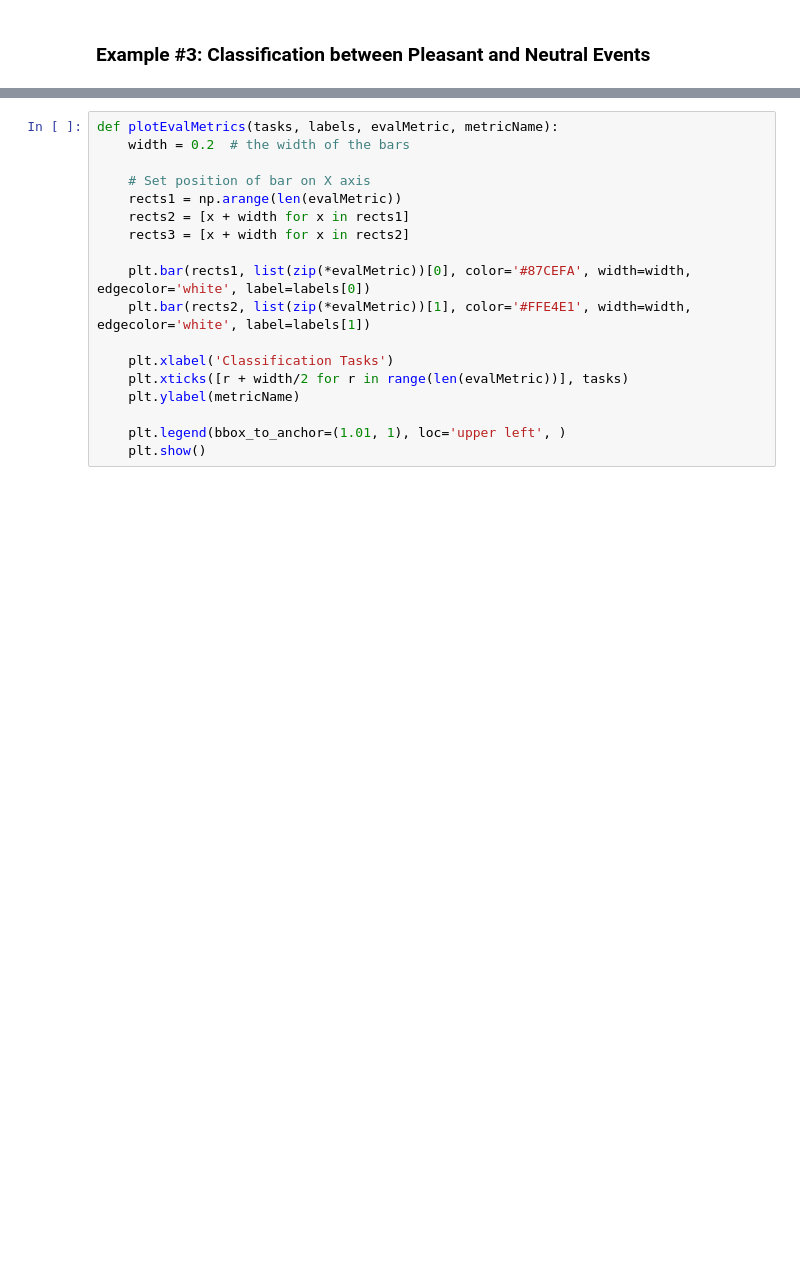
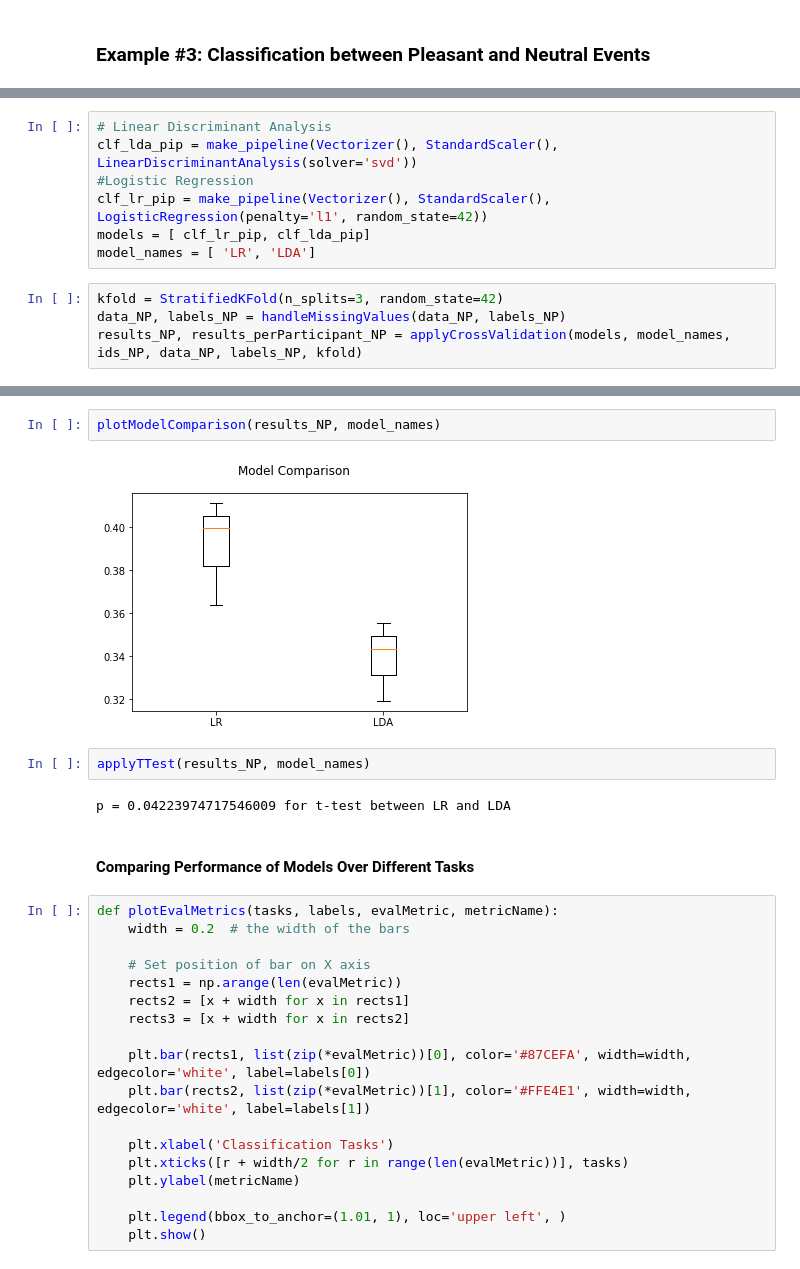
Before and after one commit to aath0/AlgorithmsNeuroscience, a Jupyter notebook: Tutorials/Applying Machine Learning Methods-2.ipynb, the cells around one changed output, grey strips where cells are left out. Cells and saved outputs as stored; diff of their text form; blank space fills up the shorter version.

```diff
--- a/Tutorials/Applying Machine Learning Methods-2.ipynb
+++ b/Tutorials/Applying Machine Learning Methods-2.ipynb
@@ -267,0 +288,11 @@ import numpy as np
+# %%
+# Linear Discriminant Analysis
+clf_lda_pip = make_pipeline(Vectorizer(), StandardScaler(), LinearDiscriminantAnalysis(solver='svd'))
+#Logistic Regression
+clf_lr_pip = make_pipeline(Vectorizer(), StandardScaler(), LogisticRegression(penalty='l1', random_state=42))
+models = [ clf_lr_pip, clf_lda_pip]
+model_names = [ 'LR', 'LDA']
+# %%
+kfold = StratifiedKFold(n_splits=3, random_state=42)
+data_NP, labels_NP = handleMissingValues(data_NP, labels_NP)
+results_NP, results_perParticipant_NP = applyCrossValidation(models, model_names, ids_NP, data_NP, labels_NP, kfold)
@@ -268,3 +323,13 @@ import numpy as np
+# %%
+plotModelComparison(results_NP, model_names)
+# %% [output]
+[figure, added]
+# %%
+applyTTest(results_NP, model_names)
+# %% [output]
+p = 0.04223974717546009 for t-test between LR and LDA
+# %% [markdown]
+#### Comparing Performance of Models Over Different Tasks
 # %%
 def plotEvalMetrics(tasks, labels, evalMetric, metricName):
     width = 0.2  # the width of the bars
```
Also changed, not shown: parts of 39 cells of this notebook.
